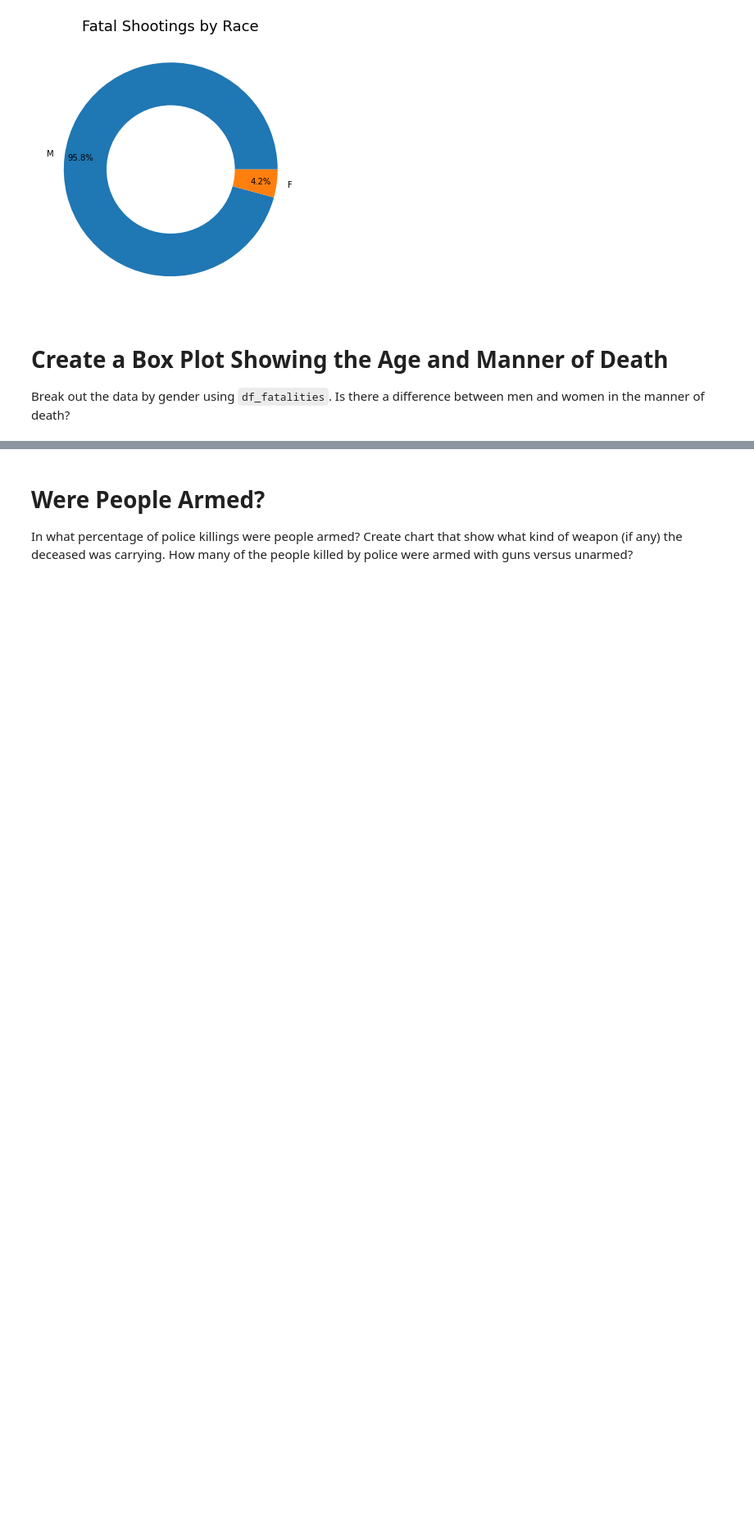
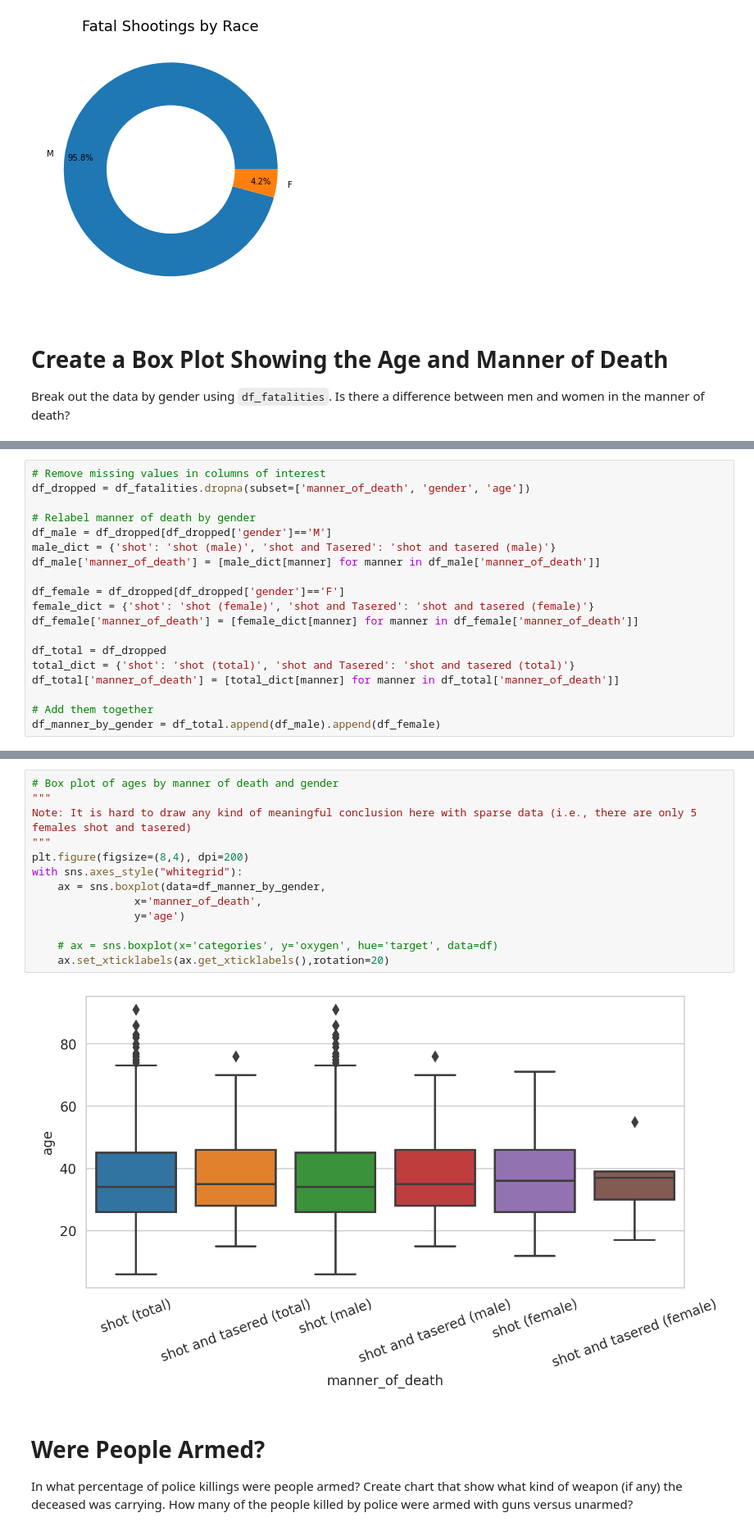
Before and after one commit to tomweinandy/100DaysOfCode, a Jupyter notebook: Projects/Day099/Fatal_Force.ipynb, the cells around one changed output, grey strips where cells are left out. Shown at 82% size. Cells and saved outputs as stored; diff of their text form; blank space fills up the shorter version.

Commit message:
Add box plot

```diff
--- a/Projects/Day099/Fatal_Force.ipynb
+++ b/Projects/Day099/Fatal_Force.ipynb
@@ -525,0 +535,19 @@ Break out the data by gender using `df_fatalities`. Is there a difference betwee
+# %%
+# Remove missing values in columns of interest
+df_dropped = df_fatalities.dropna(subset=['manner_of_death', 'gender', 'age'])
+
+# Relabel manner of death by gender
+df_male = df_dropped[df_dropped['gender']=='M']
+male_dict = {'shot': 'shot (male)', 'shot and Tasered': 'shot and tasered (male)'}
+df_male['manner_of_death'] = [male_dict[manner] for manner in df_male['manner_of_death']]
+
+df_female = df_dropped[df_dropped['gender']=='F']
+female_dict = {'shot': 'shot (female)', 'shot and Tasered': 'shot and tasered (female)'}
+df_female['manner_of_death'] = [female_dict[manner] for manner in df_female['manner_of_death']]
+
+df_total = df_dropped
+total_dict = {'shot': 'shot (total)', 'shot and Tasered': 'shot and tasered (total)'}
+df_total['manner_of_death'] = [total_dict[manner] for manner in df_total['manner_of_death']]
+
+# Add them together
+df_manner_by_gender = df_total.append(df_male).append(df_female)
@@ -526,3 +570,18 @@ Break out the data by gender using `df_fatalities`. Is there a difference betwee
+# %%
+# Box plot of ages by manner of death and gender
+"""
+Note: It is hard to draw any kind of meaningful conclusion here with sparse data (i.e., there are only 5 females shot and tasered)
+"""
+plt.figure(figsize=(8,4), dpi=200)
+with sns.axes_style("whitegrid"):
+    ax = sns.boxplot(data=df_manner_by_gender,
+                x='manner_of_death',
+                y='age')
+
+    # ax = sns.boxplot(x='categories', y='oxygen', hue='target', data=df)
+    ax.set_xticklabels(ax.get_xticklabels(),rotation=20)
+# %% [output]
+[figure, added]
 # %% [markdown]
 # Were People Armed?
 
```
Also changed, not shown: parts of 2 cells of this notebook.
